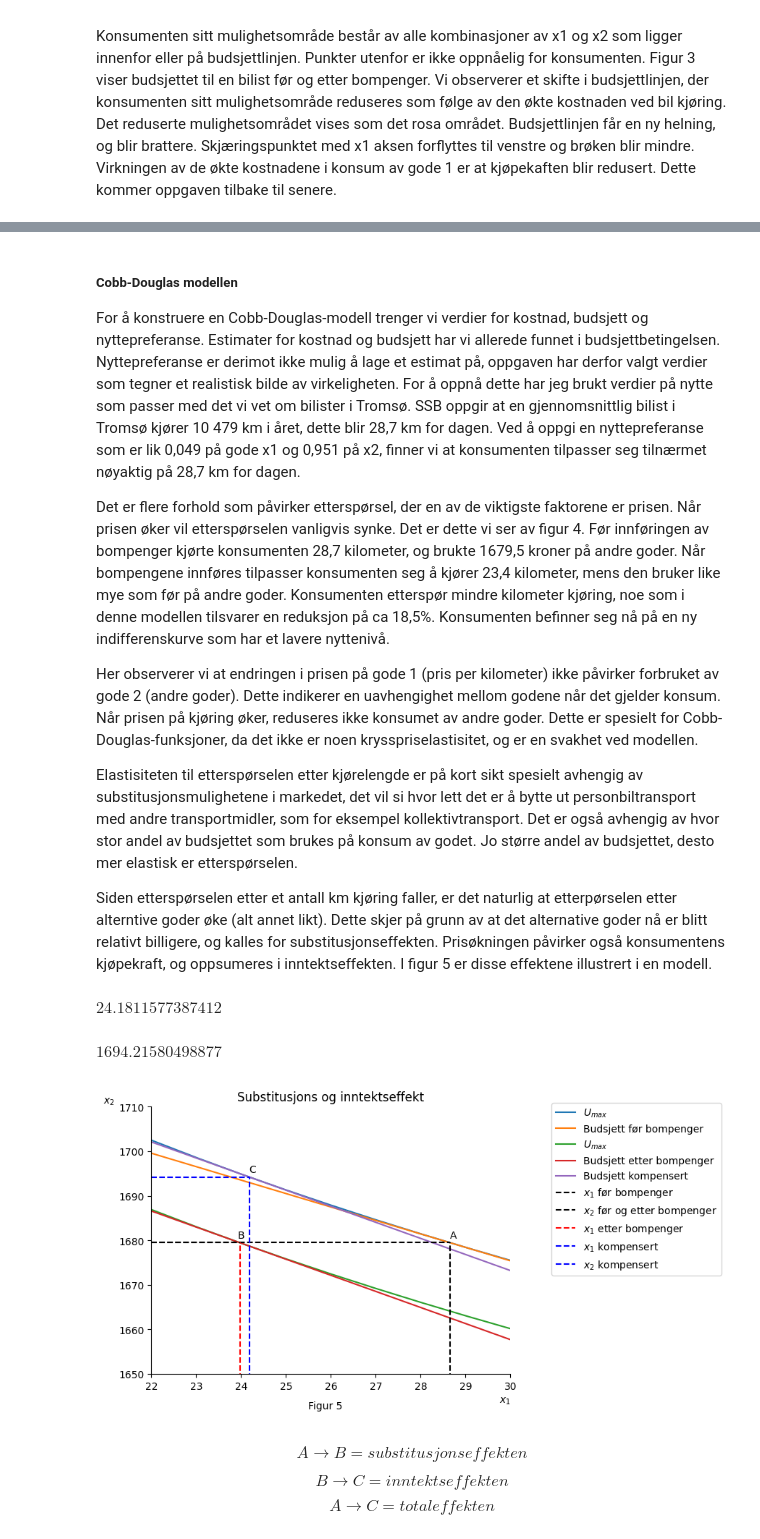
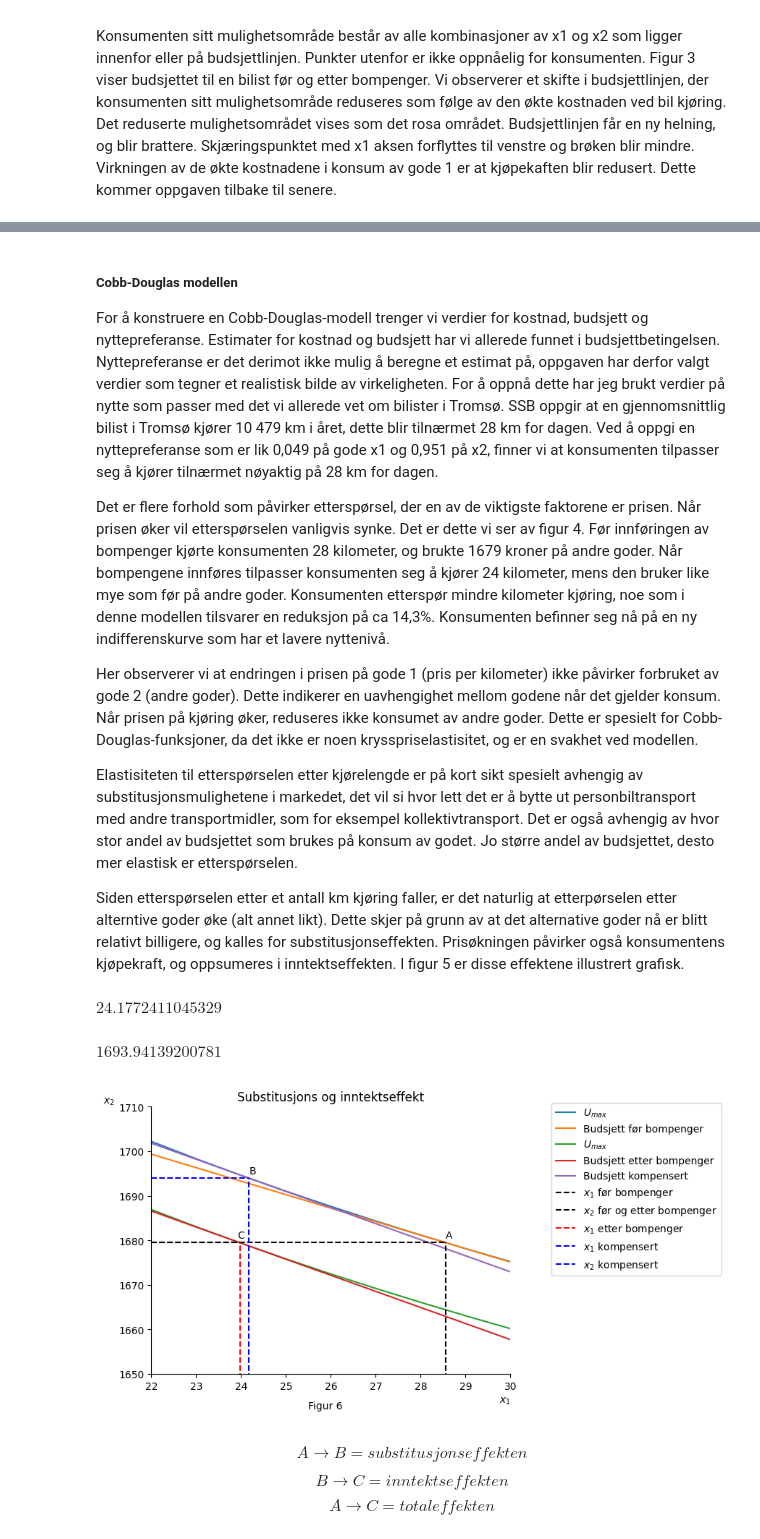
Before and after one commit to loopdiggaz/SOK-1006, a Jupyter notebook: Mappe2/mappeoppgave2_61.ipynb, the cells around one changed output, grey strips where cells are left out. Saved outputs shown, nothing was run; the diff lists cells and outputs as text; code cells hidden in the pictures.

```diff
--- a/Mappe2/mappeoppgave2_61.ipynb
+++ b/Mappe2/mappeoppgave2_61.ipynb
@@ -337,7 +292,7 @@ U_max=U.subs([(x_1,x_1_eq),(x_2,x_2_eq)])
 # Vi kan bruke tall i et oppslag for å regne numeriske verdier
 # her er et eksempel
 # la oss lage noen tall i et oppslag
-in_dict = {"a":0.035,"b":0.965,"m":1766,"p_1":3.02,"p_2":1}
+in_dict = {"a":0.035,"b":0.965,"m":1766,"p_1":3.03,"p_2":1}
 
 # Vi bruker disse tallene til å finne nytten som oppnås samt etterspørsel
 
@@ -354,9 +309,9 @@ x_2_num=sp.sympify(x_2_eq).evalf(subs={a:in_dict['a'], b:in_dict['b'], m:in_dict
 # finn verdien for U_max, x_1_eq og x_2_eq
 
 
-nytte = U_max.subs([(a,0.049),(b,0.951),(m,1766),(p_1,3.02),(p_2,1)])
-x_1_num = x_1_eq.subs([(a,0.049),(b,0.951),(m,1766),(p_1,3.02),(p_2,1)])
-x_2_num = x_2_eq.subs([(a,0.049),(b,0.951),(m,1766),(p_1,3.02),(p_2,1)])
+nytte = U_max.subs([(a,0.049),(b,0.951),(m,1766),(p_1,3.03),(p_2,1)])
+x_1_num = x_1_eq.subs([(a,0.049),(b,0.951),(m,1766),(p_1,3.03),(p_2,1)])
+x_2_num = x_2_eq.subs([(a,0.049),(b,0.951),(m,1766),(p_1,3.03),(p_2,1)])
 
 nytte2 = U_max.subs([(a,0.049),(b,0.951),(m,1766),(p_1,3.61),(p_2,1)])
 x_1_num2 = x_1_eq.subs([(a,0.049),(b,0.951),(m,1766),(p_1,3.61),(p_2,1)])
@@ -415,15 +370,15 @@ fig.text(.5,.01, txt, ha='center');
 # %% [markdown]
 ##### Cobb-Douglas modellen
 
-For å konstruere en Cobb-Douglas-modell trenger vi verdier for kostnad, budsjett og nyttepreferanse. Estimater for kostnad og budsjett har vi allerede funnet i budsjettbetingelsen. Nyttepreferanse er derimot ikke mulig å lage et estimat på, oppgaven har derfor valgt verdier som tegner et realistisk bilde av virkeligheten. For å oppnå dette har jeg brukt verdier på nytte som passer med det vi vet om bilister i Tromsø. SSB oppgir at en gjennomsnittlig bilist i Tromsø kjører 10 479 km i året, dette blir 28,7 km for dagen. Ved å oppgi en nyttepreferanse som er lik 0,049 på gode x1 og 0,951 på x2, finner vi at konsumenten tilpasser seg tilnærmet nøyaktig på 28,7 km for dagen.
+For å konstruere en Cobb-Douglas-modell trenger vi verdier for kostnad, budsjett og nyttepreferanse. Estimater for kostnad og budsjett har vi allerede funnet i budsjettbetingelsen. Nyttepreferanse er det derimot ikke mulig å beregne et estimat på, oppgaven har derfor valgt verdier som tegner et realistisk bilde av virkeligheten. For å oppnå dette har jeg brukt verdier på nytte som passer med det vi allerede vet om bilister i Tromsø. SSB oppgir at en gjennomsnittlig bilist i Tromsø kjører 10 479 km i året, dette blir tilnærmet 28 km for dagen. Ved å oppgi en nyttepreferanse som er lik 0,049 på gode x1 og 0,951 på x2, finner vi at konsumenten tilpasser seg å kjører tilnærmet nøyaktig på 28 km for dagen.
 
-Det er flere forhold som påvirker etterspørsel, der en av de viktigste faktorene er prisen. Når prisen øker vil etterspørselen vanligvis synke. Det er dette vi ser av figur 4. Før innføringen av bompenger kjørte konsumenten 28,7 kilometer, og brukte 1679,5 kroner på andre goder. Når bompengene innføres tilpasser konsumenten seg å kjører 23,4 kilometer, mens den bruker like mye som før på andre goder. Konsumenten etterspør mindre kilometer kjøring, noe som i denne modellen tilsvarer en reduksjon på ca 18,5%. Konsumenten befinner seg nå på en ny indifferenskurve som har et lavere nyttenivå.
+Det er flere forhold som påvirker etterspørsel, der en av de viktigste faktorene er prisen. Når prisen øker vil etterspørselen vanligvis synke. Det er dette vi ser av figur 4. Før innføringen av bompenger kjørte konsumenten 28 kilometer, og brukte 1679 kroner på andre goder. Når bompengene innføres tilpasser konsumenten seg å kjører 24 kilometer, mens den bruker like mye som før på andre goder. Konsumenten etterspør mindre kilometer kjøring, noe som i denne modellen tilsvarer en reduksjon på ca 14,3%. Konsumenten befinner seg nå på en ny indifferenskurve som har et lavere nyttenivå.
 
 Her observerer vi at endringen i prisen på gode 1 (pris per kilometer) ikke påvirker forbruket av gode 2 (andre goder). Dette indikerer en uavhengighet mellom godene når det gjelder konsum. Når prisen på kjøring øker, reduseres ikke konsumet av andre goder. Dette er spesielt for Cobb-Douglas-funksjoner, da det ikke er noen krysspriselastisitet, og er en svakhet ved modellen.
 
 Elastisiteten til etterspørselen etter kjørelengde er på kort sikt spesielt avhengig av substitusjonsmulighetene i markedet, det vil si hvor lett det er å bytte ut personbiltransport med andre transportmidler, som for eksempel kollektivtransport. Det er også avhengig av hvor stor andel av budsjettet som brukes på konsum av godet. Jo større andel av budsjettet, desto mer elastisk er etterspørselen.
 
-Siden etterspørselen etter et antall km kjøring faller, er det naturlig at etterpørselen etter alterntive goder øke (alt annet likt). Dette skjer på grunn av at det alternative goder nå er blitt relativt billigere, og kalles for substitusjonseffekten. Prisøkningen påvirker også konsumentens kjøpekraft, og oppsumeres i inntektseffekten. I figur 5 er disse effektene illustrert i en modell.
+Siden etterspørselen etter et antall km kjøring faller, er det naturlig at etterpørselen etter alterntive goder øke (alt annet likt). Dette skjer på grunn av at det alternative goder nå er blitt relativt billigere, og kalles for substitusjonseffekten. Prisøkningen påvirker også konsumentens kjøpekraft, og oppsumeres i inntektseffekten. I figur 5 er disse effektene illustrert grafisk.
 # %%
 fig, ax = plt.subplots()
 ax.set_ylabel('$x_2$', loc='top', rotation=0)
@@ -435,7 +390,7 @@ ax.spines['right'].set_color('none')
 
 # før bompenger
 ax.plot(x, indiff_x_2(nytte,.049,.951,x), label='$U_{max}$')
-ax.plot(x, budsjett(1766, 3.02, 1, x), label = 'Budsjett før bompenger')
+ax.plot(x, budsjett(1766, 3.03, 1, x), label = 'Budsjett før bompenger')
 
 # etter bompenger
 ax.plot(x, indiff_x_2(nytte2,.049,0.951,x), label='$U_{max}$')
@@ -451,39 +406,39 @@ ax.plot(x, budsjett(nyttbudsjett, 3.61, 1, x), label = 'Budsjett kompensert')
 x_1_num_komp = x_1_eq.subs([(a,0.049),(b,0.951),(m,nyttbudsjett),(p_1,3.61),(p_2,1)])
 x_2_num_komp = x_2_eq.subs([(a,0.049),(b,0.951),(m,nyttbudsjett),(p_1,3.61),(p_2,1)])
 
 
 # tilpasningen
 ax.vlines(x_1_num,0,x_2_num, color='black',ls='dashed', label='$x_1$ før bompenger')
 ax.hlines(x_2_num,0,x_1_num, color='black',ls='dashed', label= '$x_2$ før og etter bompenger' )
 
 ax.vlines(x_1_num2,0,x_2_num2, color='red',ls='dashed', label='$x_1$ etter bompenger')
 ax.hlines(x_2_num2,0,x_1_num2, color='black',ls='dashed')
 
 ax.vlines(x_1_num_komp,0,x_2_num_komp, color='blue',ls='dashed', label='$x_1$ kompensert')
 ax.hlines(x_2_num_komp,0,x_1_num_komp, color='blue',ls='dashed', label='$x_2$ kompensert')
 
 # tittel
 ax.set_title('Substitusjons og inntektseffekt')
 
 # vis navnene:
 ax.legend(bbox_to_anchor=(1.1,0.35))
 
 # punkter på graf
 ax.annotate('A',xy=(x_1_num,x_2_num+1), size = 10)
-ax.annotate('B',xy=(x_1_num2-0.05,x_2_num2+1), size = 10)
-ax.annotate('C',xy=(x_1_num_komp,x_2_num_komp+1), size = 10)
+ax.annotate('C',xy=(x_1_num2-0.05,x_2_num2+1), size = 10)
+ax.annotate('B',xy=(x_1_num_komp,x_2_num_komp+1), size = 10)
 
 plt.ylim(1650,1710)
 plt.xlim(22,30)
-txt = 'Figur 5'
+txt = 'Figur 6'
 fig.text(.5, .01, txt, ha='center');
 
 display(x_1_num_komp)
 display(x_2_num_komp)
 # %% [output]
-$\displaystyle 24.1811577387412$
+$\displaystyle 24.1772411045329$
-$\displaystyle 1694.21580498877$
+$\displaystyle 1693.94139200781$
-[figure, old version]
+[figure, new version]
 # %% [markdown]
 \begin{equation}
    A \rightarrow B = substitusjonseffekten
```
Also changed, not shown: parts of 16 cells of this notebook.
